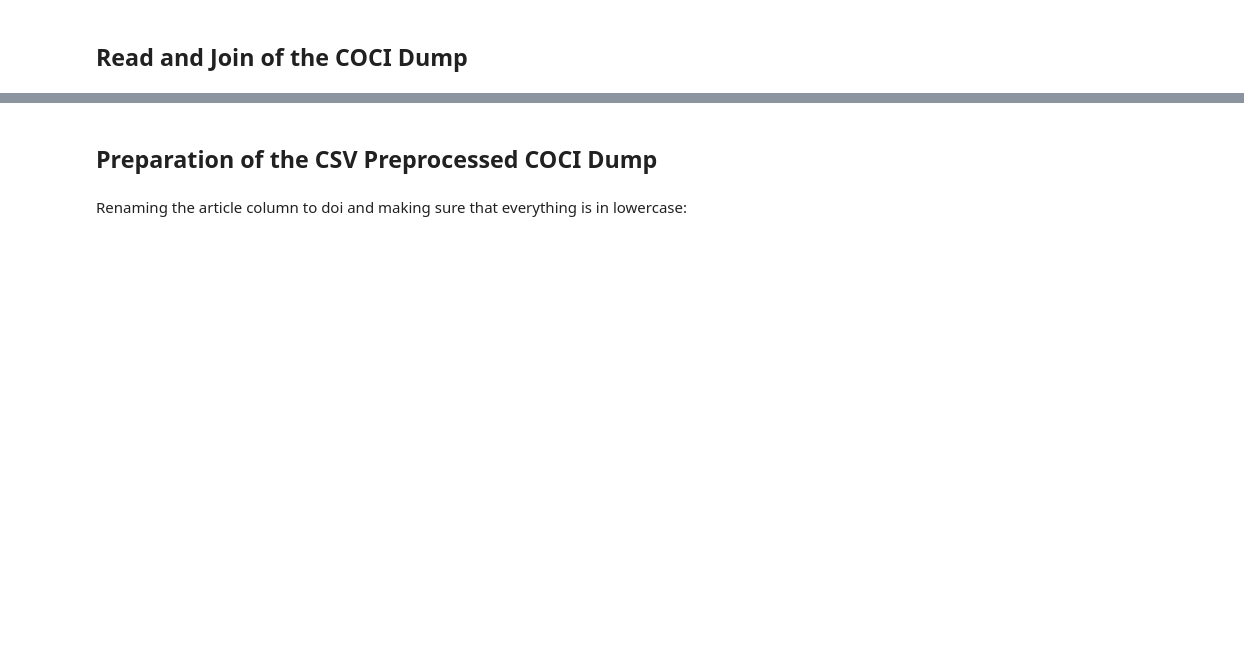
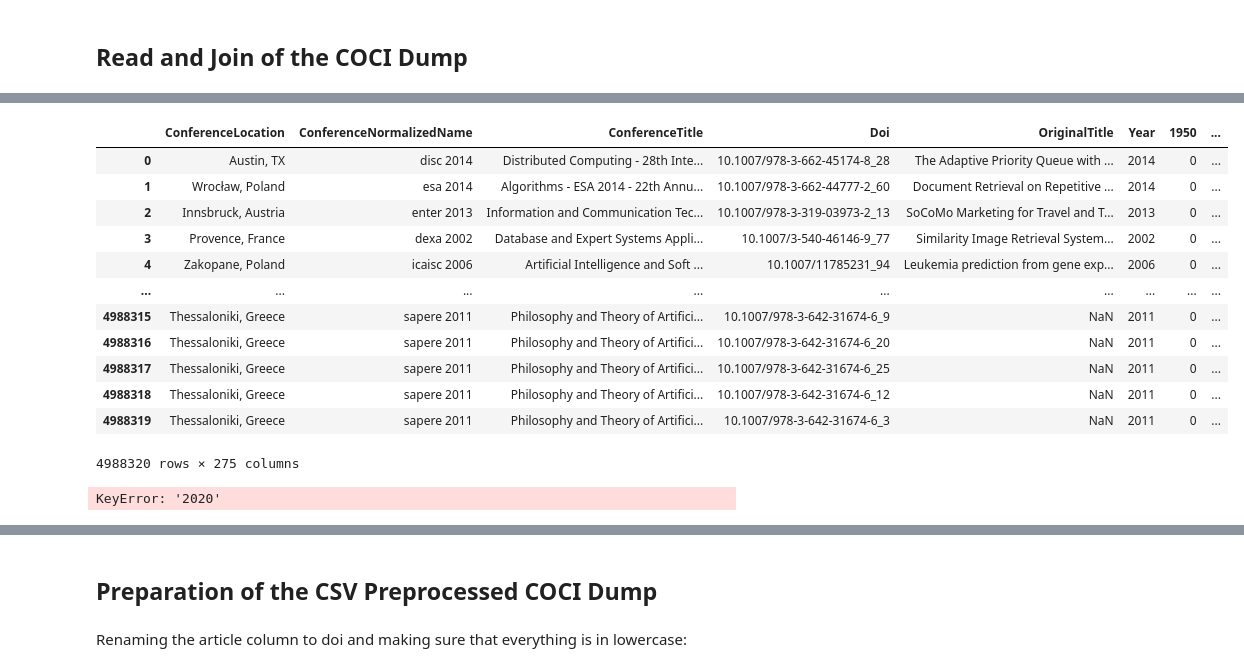
Before and after one commit to MarcoTerzulli/conftur_terzulli, a Jupyter notebook: Dataset Creation Pipeline/3 - Citation and Conference Data Join/3 - DBLP + MAG Join with COCI RAW for By Year Citations.ipynb, the cells around one changed output, grey strips where cells are left out. Cells and saved outputs as stored; diff of their text form; code cells hidden in the pictures; blank space fills up the shorter version.

```diff
--- a/Dataset Creation Pipeline/3 - Citation and Conference Data Join/3 - DBLP + MAG Join with COCI RAW for By Year Citations.ipynb
+++ b/Dataset Creation Pipeline/3 - Citation and Conference Data Join/3 - DBLP + MAG Join with COCI RAW for By Year Citations.ipynb
@@ -190,0 +361,30 @@ Currently processing CSV 0: /Users/marcoterzulli/File/Scuola Local/Magistrale/Ma
+# %%
+df_joined_cp = df_joined.copy()
+
+# Removing the broken records
+df_support = df_support.loc[(df_support['Year_of_Citation'] <= date.today().year)]
+df_support = df_support[~df_support["timespan"].str.contains('-')]
+
+# Reshaping the dataframe and resetting its index
+df_support_reshaped = pd.crosstab(df_support.Doi, df_support.Year_of_Citation)
+df_support_reshaped = df_support_reshaped.reset_index()
+
+# Fixing the column name type
+for column in df_support_reshaped:
+    df_support_reshaped.rename(columns = {column: str(column)}, inplace=True)
+
+for i in range(0, 3):
+    # Join with the original dataframe
+    df_joined_cp = pd.merge(df_joined_cp, df_support_reshaped, on=['Doi'], how='inner')
+
+    # Sum of the citation counts values
+    for column in df_joined_cp:
+        if '_x' in str(column):
+            # Column sum
+            df_joined_cp[column] += df_joined_cp[str(column).split('_x')[0] + '_y']
+
+            # Column rename and drop
+            df_joined_cp.rename(columns = {column: str(column).split('_x')[0]}, inplace=True)
+            df_joined_cp = df_joined_cp.drop(columns=[str(column).split('_x')[0] + '_y'])
+
+df_joined_cp
@@ -190,0 +482,21 @@ Currently processing CSV 0: /Users/marcoterzulli/File/Scuola Local/Magistrale/Ma
+# %%
+df_joined_cp
+# %% [output]
+|  | ConferenceLocation | ConferenceNormalizedName | ConferenceTitle | Doi | OriginalTitle | Year | 1950 | ... |
+| 0 | Austin, TX | disc 2014 | Distributed Computing - 28th Inte... | 10.1007/978-3-662-45174-8_28 | The Adaptive Priority Queue with ... | 2014 | 0 | ... |
+| 1 | Wrocław, Poland | esa 2014 | Algorithms - ESA 2014 - 22th Annu... | 10.1007/978-3-662-44777-2_60 | Document Retrieval on Repetitive ... | 2014 | 0 | ... |
+| 2 | Innsbruck, Austria | enter 2013 | Information and Communication Tec... | 10.1007/978-3-319-03973-2_13 | SoCoMo Marketing for Travel and T... | 2013 | 0 | ... |
+| 3 | Provence, France | dexa 2002 | Database and Expert Systems Appli... | 10.1007/3-540-46146-9_77 | Similarity Image Retrieval System... | 2002 | 0 | ... |
+| 4 | Zakopane, Poland | icaisc 2006 | Artificial Intelligence and Soft ... | 10.1007/11785231_94 | Leukemia prediction from gene exp... | 2006 | 0 | ... |
+| ... | ... | ... | ... | ... | ... | ... | ... | ... |
+| 4988315 | Thessaloniki, Greece | sapere 2011 | Philosophy and Theory of Artifici... | 10.1007/978-3-642-31674-6_9 | NaN | 2011 | 0 | ... |
+| 4988316 | Thessaloniki, Greece | sapere 2011 | Philosophy and Theory of Artifici... | 10.1007/978-3-642-31674-6_20 | NaN | 2011 | 0 | ... |
+| 4988317 | Thessaloniki, Greece | sapere 2011 | Philosophy and Theory of Artifici... | 10.1007/978-3-642-31674-6_25 | NaN | 2011 | 0 | ... |
+| 4988318 | Thessaloniki, Greece | sapere 2011 | Philosophy and Theory of Artifici... | 10.1007/978-3-642-31674-6_12 | NaN | 2011 | 0 | ... |
+| 4988319 | Thessaloniki, Greece | sapere 2011 | Philosophy and Theory of Artifici... | 10.1007/978-3-642-31674-6_3 | NaN | 2011 | 0 | ... |
+4988320 rows × 275 columns
+# %%
+
+df_support_reshaped["2020"]
+# %% [output]
+KeyError: '2020'
```
Also changed, not shown: parts of 28 cells of this notebook.
